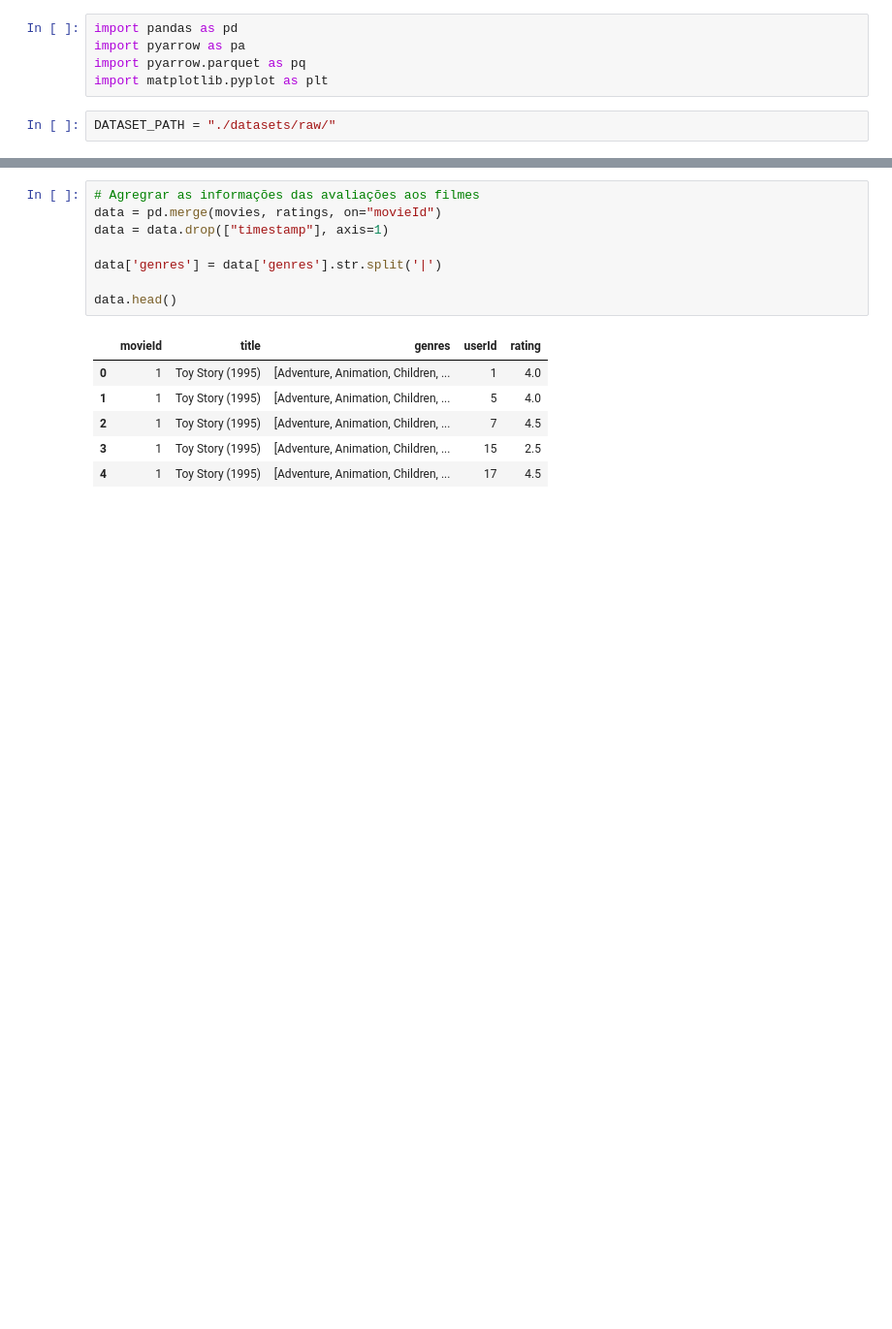
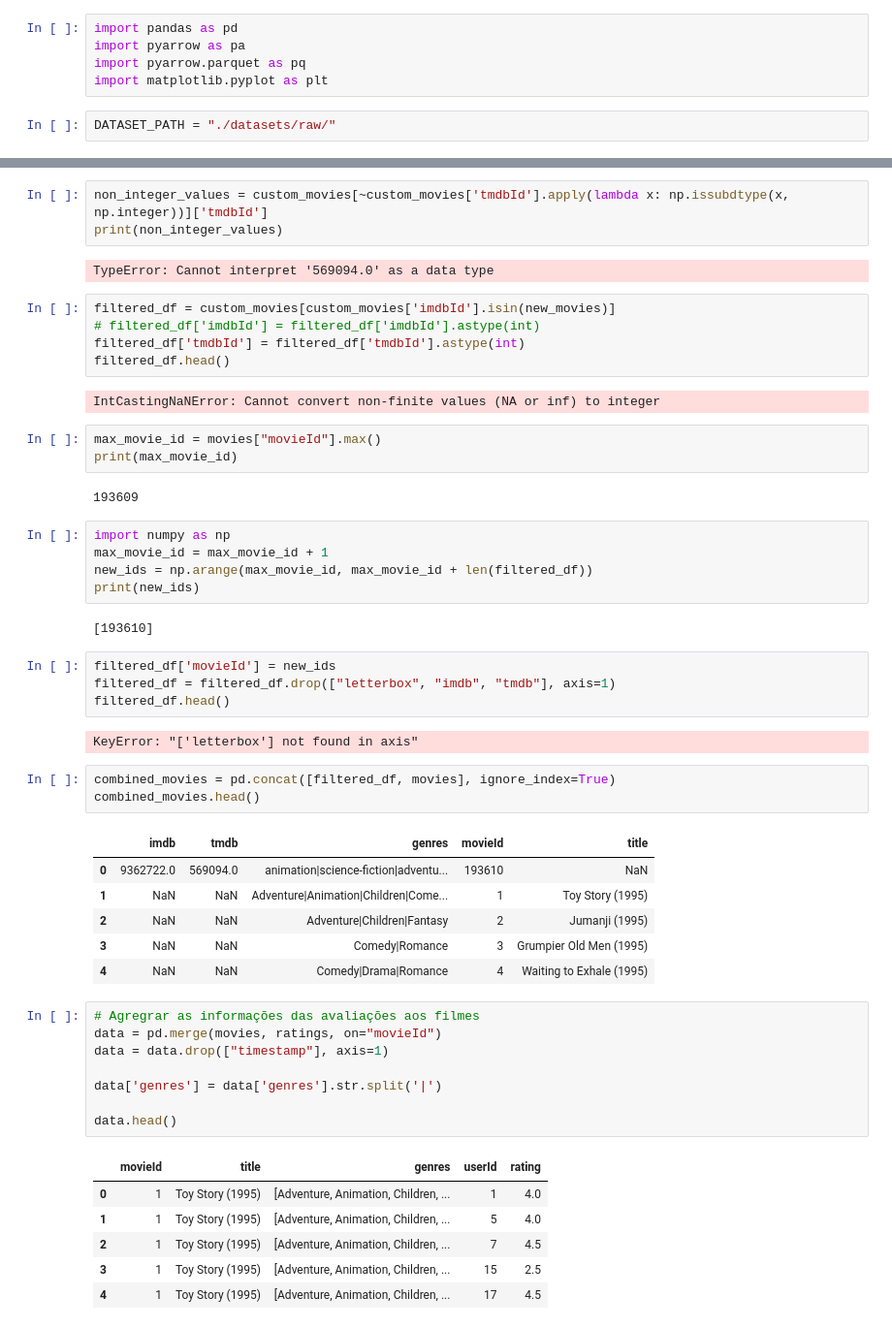
Before and after one commit to laracolorida/movie-match, a Jupyter notebook: data_pipeline.ipynb, the cells around one changed output, grey strips where cells are left out. Shown at 97% size. Drawn from its saved outputs; the diff is of its cells as text; blank space fills up the shorter version.

Commit message:
update movie scraper

```diff
--- a/data_pipeline.ipynb
+++ b/data_pipeline.ipynb
@@ -36,3 +71,43 @@ ratings = pd.read_csv(f'{DATASET_PATH}/ratings.csv', encoding='utf-8')
+# %%
+non_integer_values = custom_movies[~custom_movies['tmdbId'].apply(lambda x: np.issubdtype(x, np.integer))]['tmdbId']
+print(non_integer_values)
+# %% [output]
+TypeError: Cannot interpret '569094.0' as a data type
+# %%
+filtered_df = custom_movies[custom_movies['imdbId'].isin(new_movies)]
+# filtered_df['imdbId'] = filtered_df['imdbId'].astype(int)
+filtered_df['tmdbId'] = filtered_df['tmdbId'].astype(int)
+filtered_df.head()
+# %% [output]
+IntCastingNaNError: Cannot convert non-finite values (NA or inf) to integer
+# %%
+max_movie_id = movies["movieId"].max()
+print(max_movie_id)
+# %% [output]
+193609
+# %%
+import numpy as np
+max_movie_id = max_movie_id + 1
+new_ids = np.arange(max_movie_id, max_movie_id + len(filtered_df))
+print(new_ids)
+# %% [output]
+[193610]
+# %%
+filtered_df['movieId'] = new_ids
+filtered_df = filtered_df.drop(["letterbox", "imdb", "tmdb"], axis=1)
+filtered_df.head()
+# %% [output]
+KeyError: "['letterbox'] not found in axis"
+# %%
+combined_movies = pd.concat([filtered_df, movies], ignore_index=True)
+combined_movies.head()
+# %% [output]
+|  | imdb | tmdb | genres | movieId | title |
+| 0 | 9362722.0 | 569094.0 | animation|science-fiction|adventu... | 193610 | NaN |
+| 1 | NaN | NaN | Adventure|Animation|Children|Come... | 1 | Toy Story (1995) |
+| 2 | NaN | NaN | Adventure|Children|Fantasy | 2 | Jumanji (1995) |
+| 3 | NaN | NaN | Comedy|Romance | 3 | Grumpier Old Men (1995) |
+| 4 | NaN | NaN | Comedy|Drama|Romance | 4 | Waiting to Exhale (1995) |
 # %%
 # Agregrar as informações das avaliações aos filmes
 data = pd.merge(movies, ratings, on="movieId")
```
Also changed, not shown: parts of 4 cells of this notebook, 4 other files.
